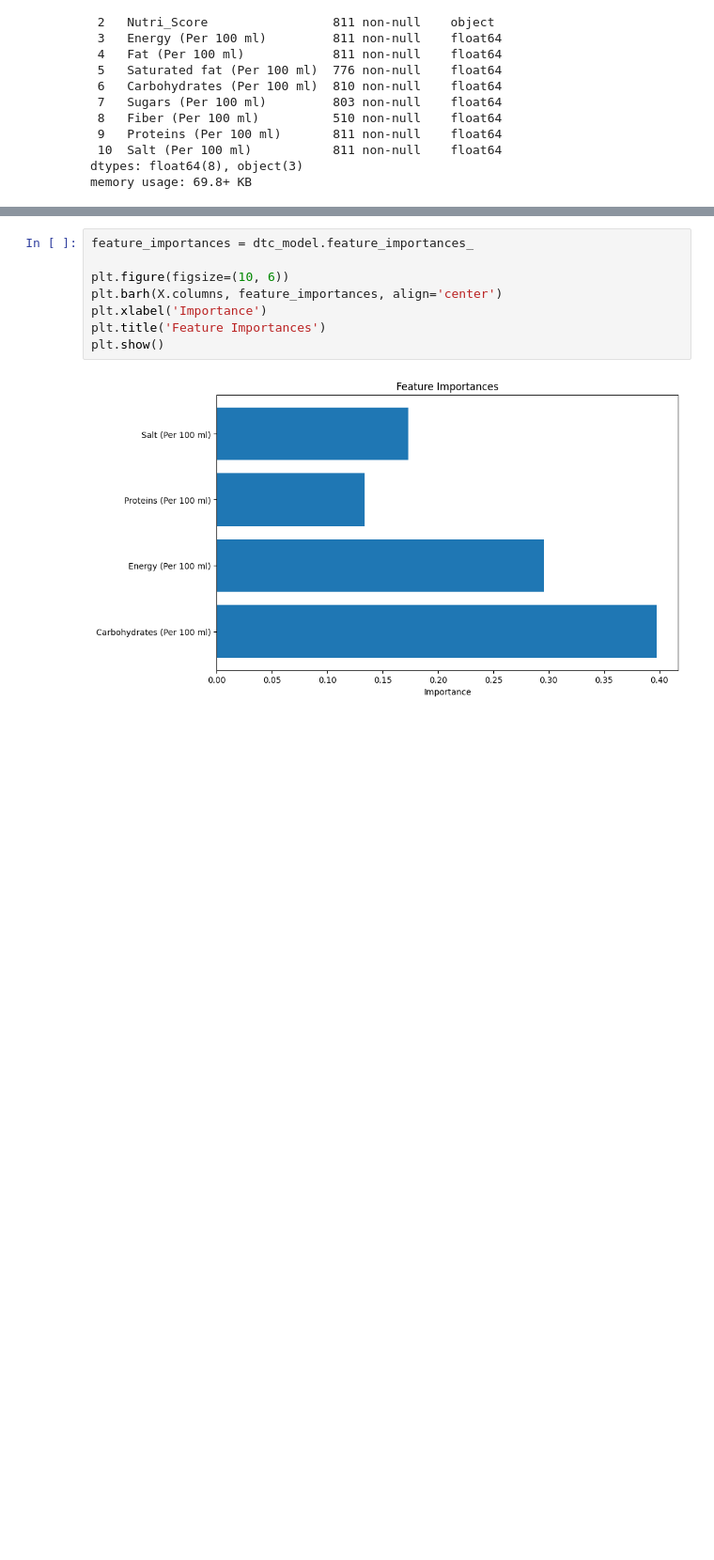
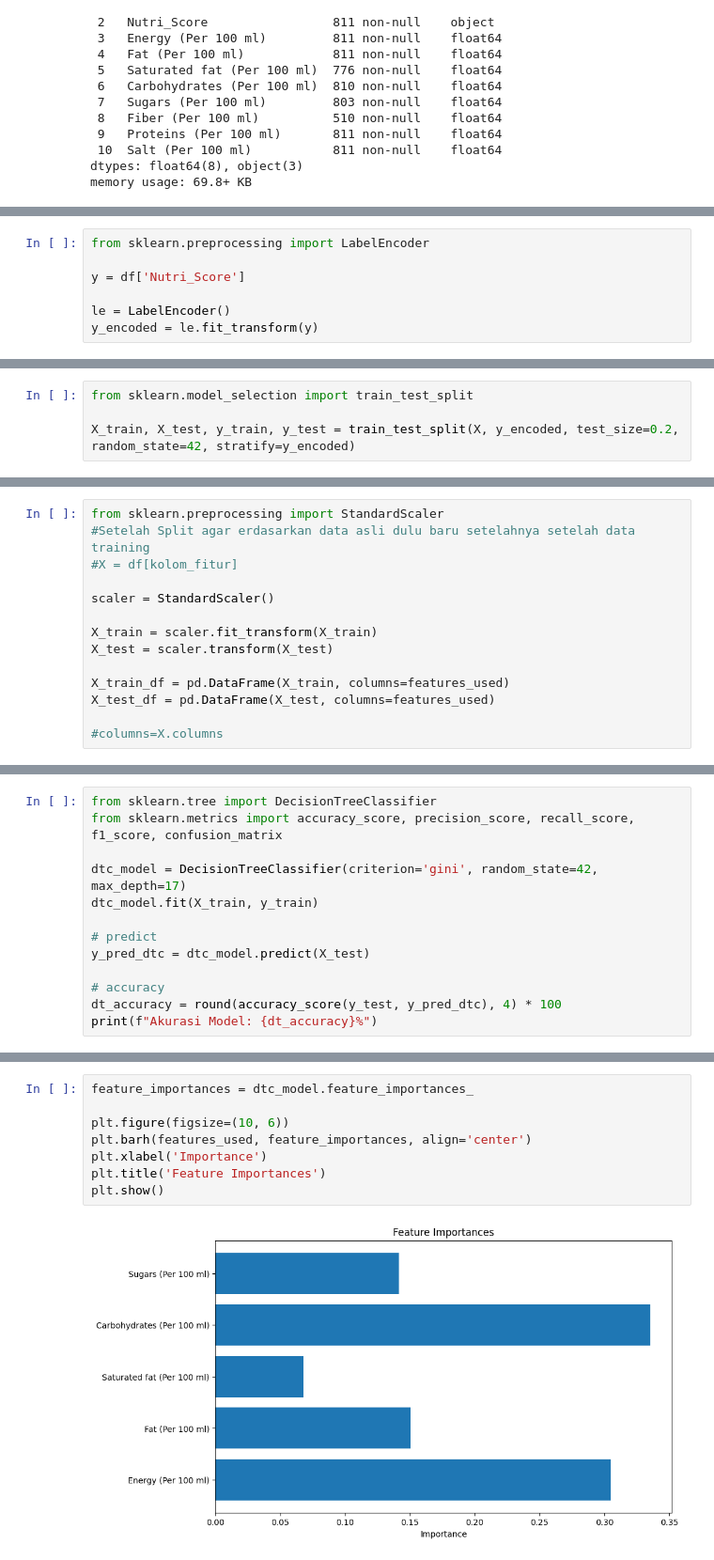
Before and after one commit to nabhylanr/ML-NutriScore, a Jupyter notebook: FP_ML.ipynb, the cells around one changed output, grey strips where cells are left out. Shown: that part at 94% size. Drawn from its saved outputs; the diff is of its cells as text; blank space fills up the shorter version.

```diff
--- a/FP_ML.ipynb
+++ b/FP_ML.ipynb
@@ -514,0 +160,7 @@ plt.show()
+# %%
+from sklearn.preprocessing import LabelEncoder
+
+y = df['Nutri_Score']
+
+le = LabelEncoder()
+y_encoded = le.fit_transform(y)
@@ -514,0 +199,4 @@ plt.show()
+# %%
+from sklearn.model_selection import train_test_split
+
+X_train, X_test, y_train, y_test = train_test_split(X, y_encoded, test_size=0.2, random_state=42, stratify=y_encoded)
@@ -514,0 +217,14 @@ plt.show()
+# %%
+from sklearn.preprocessing import StandardScaler
+#Setelah Split agar erdasarkan data asli dulu baru setelahnya setelah data training
+#X = df[kolom_fitur]
+
+scaler = StandardScaler()
+
+X_train = scaler.fit_transform(X_train)
+X_test = scaler.transform(X_test)
+
+X_train_df = pd.DataFrame(X_train, columns=features_used)
+X_test_df = pd.DataFrame(X_test, columns=features_used)
+
+#columns=X.columns
@@ -514,0 +250,13 @@ plt.show()
+# %%
+from sklearn.tree import DecisionTreeClassifier
+from sklearn.metrics import accuracy_score, precision_score, recall_score, f1_score, confusion_matrix
+
+dtc_model = DecisionTreeClassifier(criterion='gini', random_state=42, max_depth=17)
+dtc_model.fit(X_train, y_train)
+
+# predict
+y_pred_dtc = dtc_model.predict(X_test)
+
+# accuracy
+dt_accuracy = round(accuracy_score(y_test, y_pred_dtc), 4) * 100
+print(f"Akurasi Model: {dt_accuracy}%")
@@ -530,10 +307,10 @@ F1-Score: 0.7549
 # %%
 feature_importances = dtc_model.feature_importances_
 
 plt.figure(figsize=(10, 6))
-plt.barh(X.columns, feature_importances, align='center')
+plt.barh(features_used, feature_importances, align='center')
 plt.xlabel('Importance')
 plt.title('Feature Importances')
 plt.show()
 # %% [output]
-[figure, old version]
+[figure, new version]
```
Also changed, not shown: parts of 98 cells of this notebook, 5 other files.
